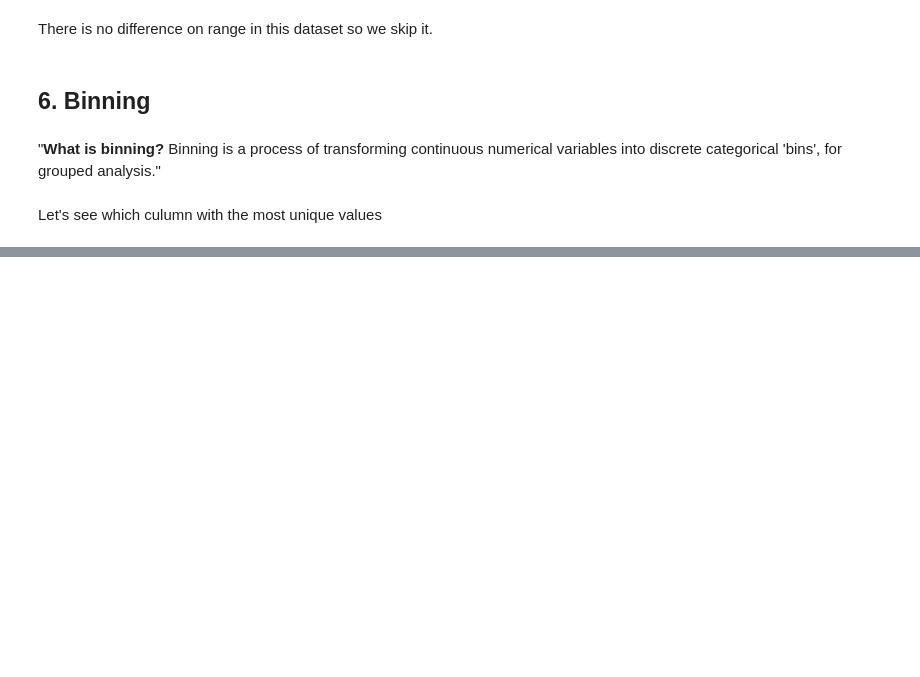
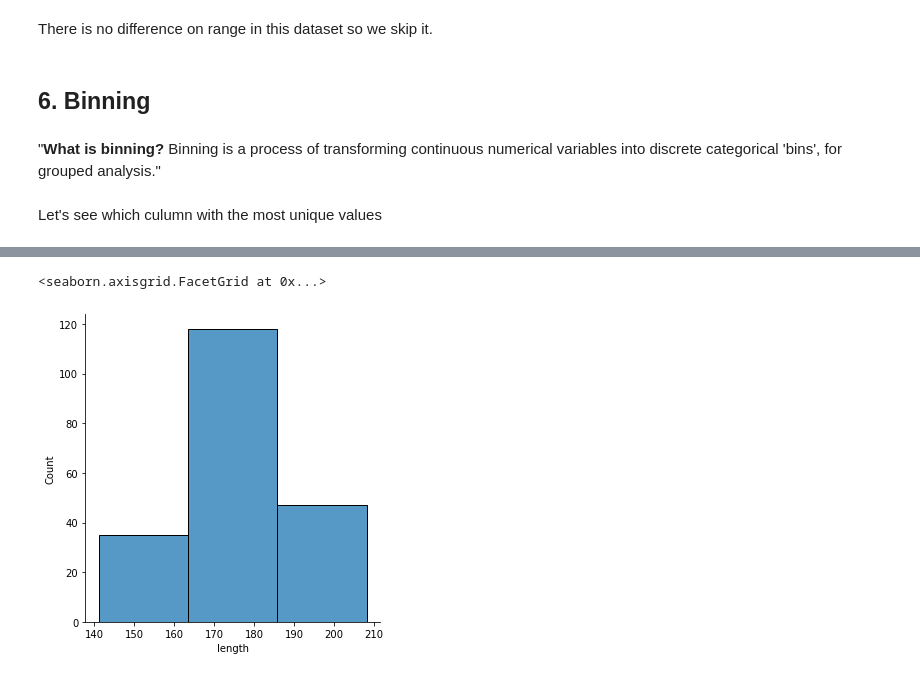
Before and after one commit to honhanbao/Data-Wrangling, a Jupyter notebook: data wrangling - Automobile Data Set.ipynb, the cells around one changed output, grey strips where cells are left out. Cells and saved outputs as stored; diff of their text form; code cells hidden in the pictures; blank space fills up the shorter version.

```diff
--- a/data wrangling - Automobile Data Set.ipynb
+++ b/data wrangling - Automobile Data Set.ipynb
@@ -518,0 +563,5 @@ Let's see which culumn with the most unique values
+# %%
+sns.displot(df["length"], bins = 3)
+# %% [output]
+<seaborn.axisgrid.FacetGrid at 0x...>
+[figure, added]
```
Also changed, not shown: parts of 40 cells of this notebook.
